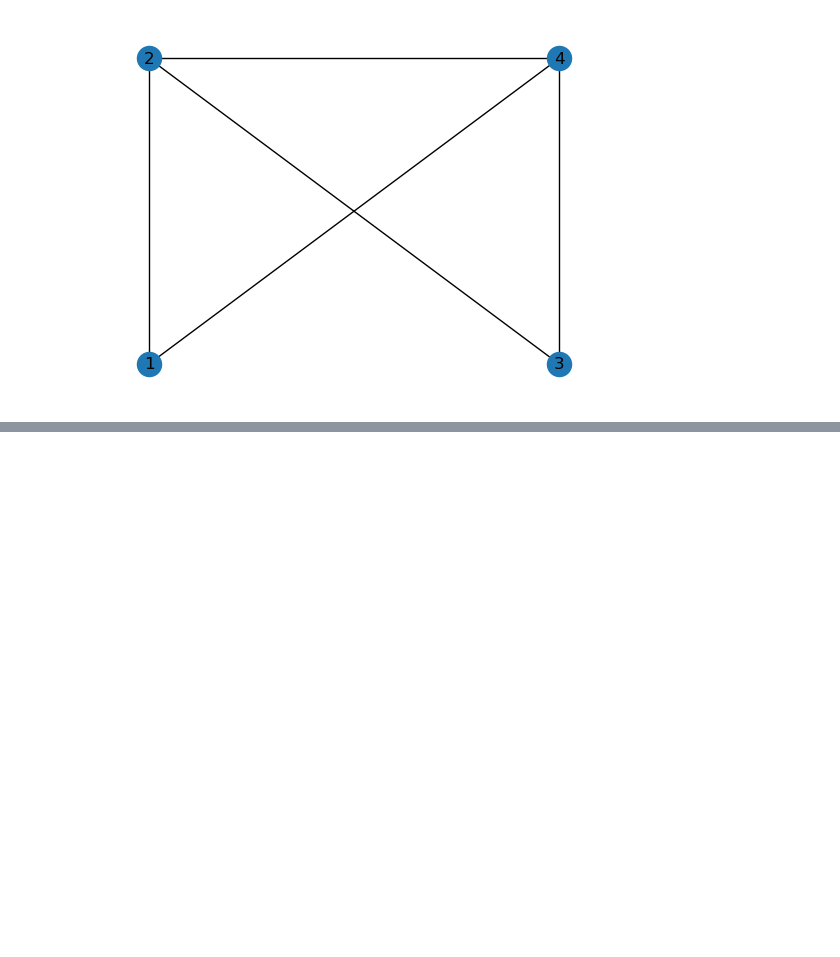
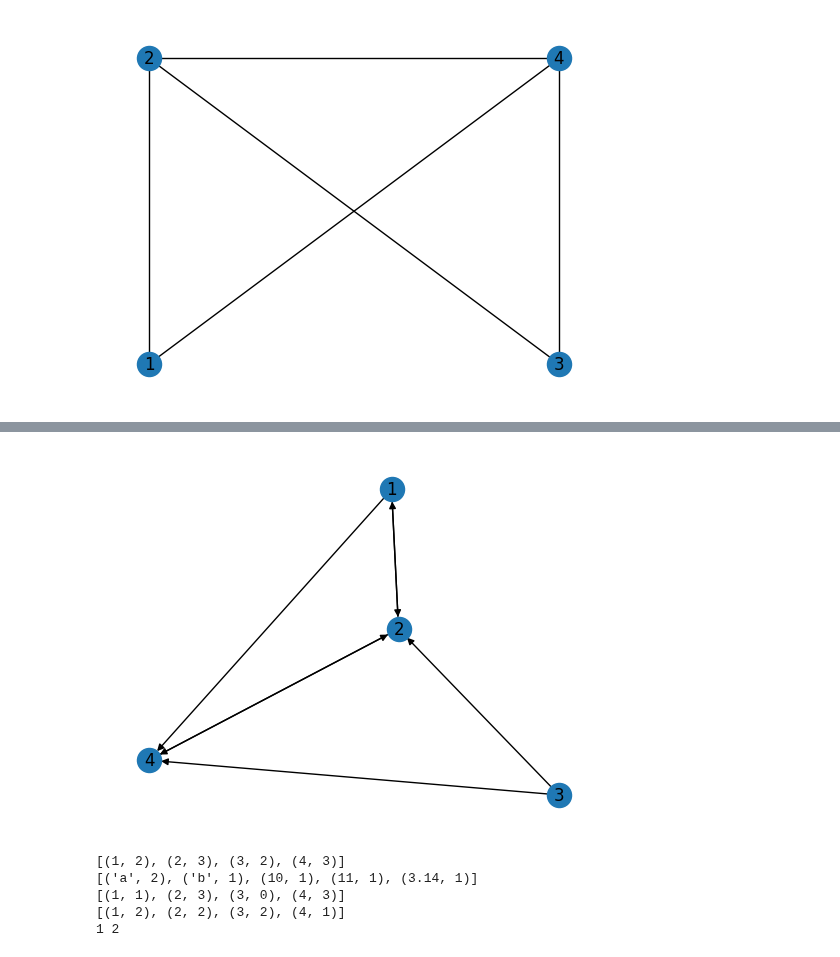
Before and after one commit to liiiaamm/GraphNav, a Jupyter notebook: clase.ipynb, the cells around one changed output, grey strips where cells are left out. Drawn from its saved outputs; the diff is of its cells as text; code cells hidden in the pictures; blank space fills up the shorter version.

```diff
--- a/clase.ipynb
+++ b/clase.ipynb
@@ -42,0 +66,24 @@ plt.show()
+# %%
+Gd=nx.DiGraph()
+Gd.add_nodes_from([1,2,3,4])
+Gd.add_edges_from([(1,2),(2,1),(1,4),(3,4),(2,4),(4,2),(3,2)])
+plot=plt.plot()
+
+nx.draw(Gd,with_labels=True)
+plt.show()
+# %% [output]
+[figure, added]
+# %%
+print(G.degree())
+print(G2.degree())
+print(Gd.in_degree())
+print(Gd.out_degree())
+#Grado de un vértice concreto
+print(Gd.in_degree(1),Gd.out_degree(1))
+#También se puede hacer con Gd.in_degree[i]
+# %% [output]
+[(1, 2), (2, 3), (3, 2), (4, 3)]
+[('a', 2), ('b', 1), (10, 1), (11, 1), (3.14, 1)]
+[(1, 1), (2, 3), (3, 0), (4, 3)]
+[(1, 2), (2, 2), (3, 2), (4, 1)]
+1 2
```
Also changed, not shown: parts of 1 cell of this notebook.
